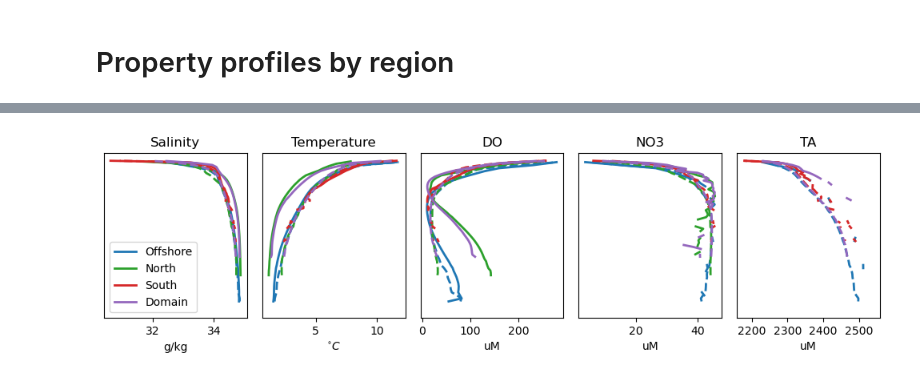
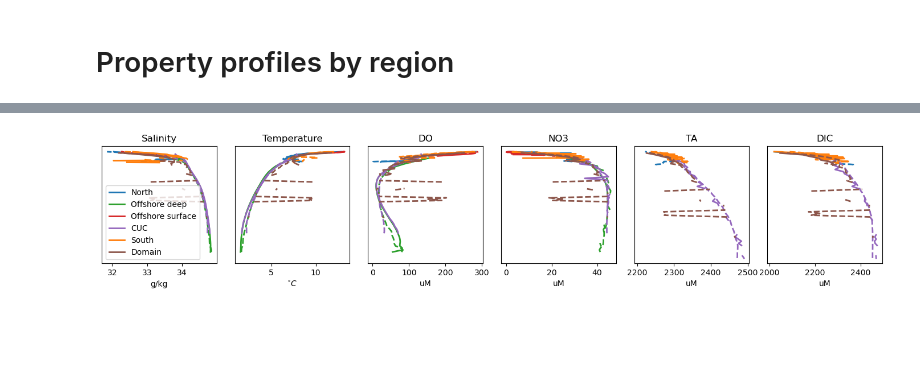
Before and after one commit to rbeutel/LO_user, a Jupyter notebook: eval/regional_evals.ipynb, the cells around one changed output, grey strips where cells are left out. Saved outputs shown, nothing was run; the diff lists cells and outputs as text; code cells hidden in the pictures; blank space fills up the shorter version.

```diff
--- a/eval/regional_evals.ipynb
+++ b/eval/regional_evals.ipynb
@@ -210,7 +210,7 @@ for i in range(len(tracers)):
 
 plt.tight_layout()
 
-tracers = ['NH4 (uM)', 'TA (uM)', 'DIC (uM)']
+tracers = ['NH4 (uM)', 'TA (uM)', 'DIC (uM)', 'NO2 (uM)']
 fig, axs = plt.subplots(1, len(tracers), figsize = (3*len(tracers), 3))
 
 for i in range(len(tracers)):
@@ -360,3 +387,5 @@ print(len(obs[obs.region == 5]), " = count domain")
 # %% [markdown]
 # Observations versus model
+# %%
+tracers = ['SA', 'CT', 'DO (uM)', 'NO3 (uM)', 'TA (uM)', 'DIC (uM)']
 # %%
@@ -1392,12 +876,15 @@ def profiles(tracer,r,colour,ax):
     elif tracer == 'TA':
         t = 'TA (uM)'
         unit = 'uM'
+    elif tracer == 'DIC':
+        t = 'DIC (uM)'
+        unit = 'uM'
 
     avg_obs, bins, _ = stat.binned_statistic(obs['z'][(obs.region==r)&(np.isfinite(obs[t]))],obs[t][(obs.region==r)&(np.isfinite(obs[t]))],statistic='mean',bins=50)
     avg_mod, bins, _ = stat.binned_statistic(mod['z'][(mod.region==r)&(np.isfinite(mod[t]))],mod[t][(mod.region==r)&(np.isfinite(mod[t]))],statistic='mean',bins=50)
 
     ax.plot(avg_mod, bins[:-1], c=colour,lw=2,ls='dashed')
-    ax.plot(avg_obs, bins[:-1],c=colour,lw=2,label=regions[r-1])
+    ax.plot(avg_obs, bins[:-1],c=colour,lw=2,label=r)
 
     title = tracer
     ax.set_title(title)
@@ -1456,35 +970,57 @@ plt.tight_layout()
 # %%
-r=1
-fig, ax = plt.subplots(1,5, figsize=(10,3))
+r='North'
+fig, ax = plt.subplots(1,6, figsize=(14,3))
 profiles('Salinity',r,'tab:blue', ax[0])
 profiles('Temperature',r,'tab:blue', ax[1])
 profiles('DO',r,'tab:blue', ax[2])
 profiles('NO3',r,'tab:blue', ax[3])
 profiles('TA',r,'tab:blue', ax[4])
+profiles('DIC',r,'tab:blue',ax[5])
 
-r=3
+r='Offshore deep'
 profiles('Salinity',r,'tab:green',ax[0])
 profiles('Temperature',r,'tab:green',ax[1])
 profiles('DO',r,'tab:green',ax[2])
 profiles('NO3',r,'tab:green',ax[3])
 # profiles('TA',r,'tab:green',ax[4])
+# profiles('DIC',r,'tab:green',ax[5])
 
-r=4
+r='Offshore surface'
 profiles('Salinity',r,'tab:red',ax[0])
 profiles('Temperature',r,'tab:red',ax[1])
 profiles('DO',r,'tab:red',ax[2])
 profiles('NO3',r,'tab:red',ax[3])
-profiles('TA',r,'tab:red',ax[4])
+# profiles('TA',r,'tab:red',ax[4])
+# profiles('DIC',r,'tab:red',ax[5])
 
-r=5
+r='CUC'
 profiles('Salinity',r,'tab:purple',ax[0])
 profiles('Temperature',r,'tab:purple',ax[1])
 profiles('DO',r,'tab:purple',ax[2])
 profiles('NO3',r,'tab:purple',ax[3])
 profiles('TA',r,'tab:purple',ax[4])
+profiles('DIC',r,'tab:purple',ax[5])
+ax[0].legend()
+
+r='South'
+profiles('Salinity',r,'tab:orange',ax[0])
+profiles('Temperature',r,'tab:orange',ax[1])
+profiles('DO',r,'tab:orange',ax[2])
+profiles('NO3',r,'tab:orange',ax[3])
+profiles('TA',r,'tab:orange',ax[4])
+profiles('DIC',r,'tab:orange',ax[5])
+ax[0].legend()
+
+r='Domain'
+profiles('Salinity',r,'tab:brown',ax[0])
+profiles('Temperature',r,'tab:brown',ax[1])
+profiles('DO',r,'tab:brown',ax[2])
+profiles('NO3',r,'tab:brown',ax[3])
+profiles('TA',r,'tab:brown',ax[4])
+profiles('DIC',r,'tab:brown',ax[5])
 ax[0].legend()
 
 plt.tight_layout()
 # %% [output]
-[figure, old version]
+[figure, new version]
 # %%
```
Also changed, not shown: parts of 26 cells of this notebook, 1 other file.
